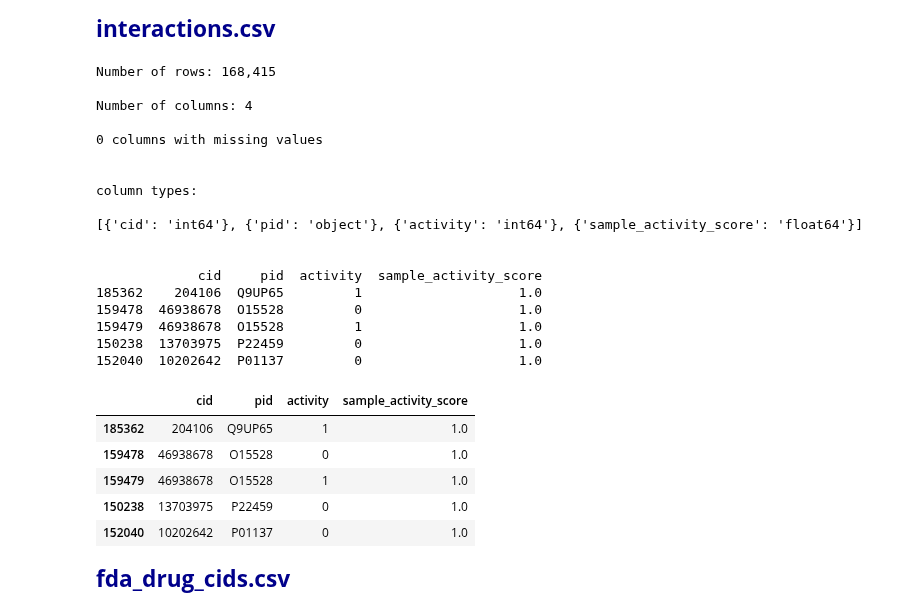
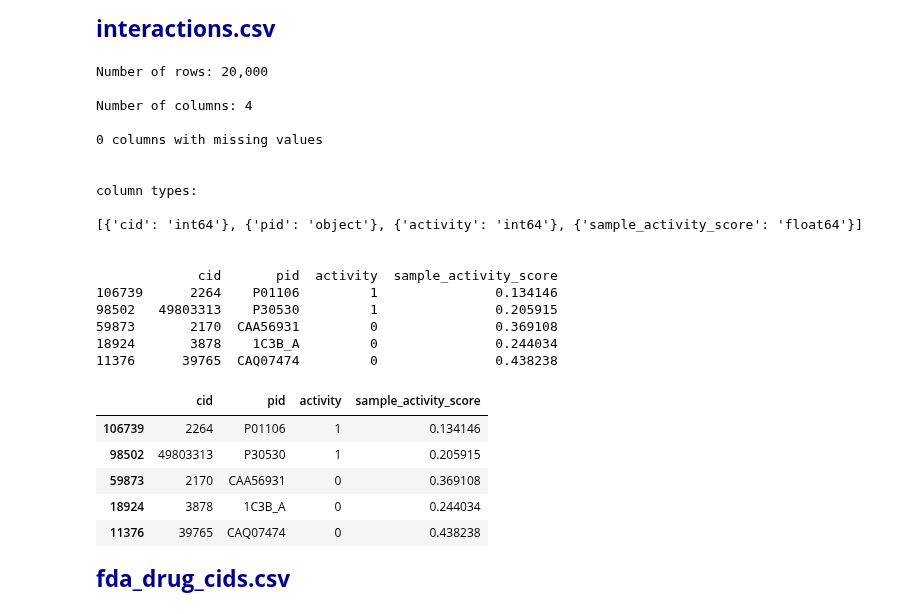
Before and after one commit to BrianDavisMath/FDA-COVID19, a Jupyter notebook: notebooks/greg-features.ipynb, the cells around one changed output. Cells and saved outputs as stored; diff of their text form; code cells hidden in the pictures.

```diff
--- a/notebooks/greg-features.ipynb
+++ b/notebooks/greg-features.ipynb
@@ -52,36 +52,36 @@ def load_data(path, data_type=None):
 # %% [markdown]
 <span style="font-weight:bold; font-size:17pt; color:darkblue;">interactions.csv</span>
 # %%
-df_interactions = load_data(interactions_data_loc+'training_interactions.csv')
+df_interactions = load_data(interactions_data_loc+'validation_interactions.csv')
 
 # Rename the 'canonical_cid' column simply to 'cid' to simplifiy joining to the other feature sets later.
 df_interactions.rename(columns={"canonical_cid": "cid"}, inplace=True)
 df_interactions.head()
 # %% [output]
-Number of rows: 168,415
+Number of rows: 20,000
 
 Number of columns: 4
 
 0 columns with missing values
 
 
 column types:
 
 [{'cid': 'int64'}, {'pid': 'object'}, {'activity': 'int64'}, {'sample_activity_score': 'float64'}]
 
 
-             cid     pid  activity  sample_activity_score
-185362    204106  Q9UP65         1                    1.0
-159478  46938678  O15528         0                    1.0
-159479  46938678  O15528         1                    1.0
-150238  13703975  P22459         0                    1.0
-152040  10202642  P01137         0                    1.0
+             cid       pid  activity  sample_activity_score
+106739      2264    P01106         1               0.134146
+98502   49803313    P30530         1               0.205915
+59873       2170  CAA56931         0               0.369108
+18924       3878    1C3B_A         0               0.244034
+11376      39765  CAQ07474         0               0.438238
 |  | cid | pid | activity | sample_activity_score |
-| 185362 | 204106 | Q9UP65 | 1 | 1.0 |
-| 159478 | 46938678 | O15528 | 0 | 1.0 |
-| 159479 | 46938678 | O15528 | 1 | 1.0 |
-| 150238 | 13703975 | P22459 | 0 | 1.0 |
-| 152040 | 10202642 | P01137 | 0 | 1.0 |
+| 106739 | 2264 | P01106 | 1 | 0.134146 |
+| 98502 | 49803313 | P30530 | 1 | 0.205915 |
+| 59873 | 2170 | CAA56931 | 0 | 0.369108 |
+| 18924 | 3878 | 1C3B_A | 0 | 0.244034 |
+| 11376 | 39765 | CAQ07474 | 0 | 0.438238 |
 # %% [markdown]
 <span style="font-weight:bold; font-size:17pt; color:darkblue;">fda_drug_cids.csv</span>
 # %%
```
Also changed, not shown: parts of 7 cells of this notebook, 1 other file.
